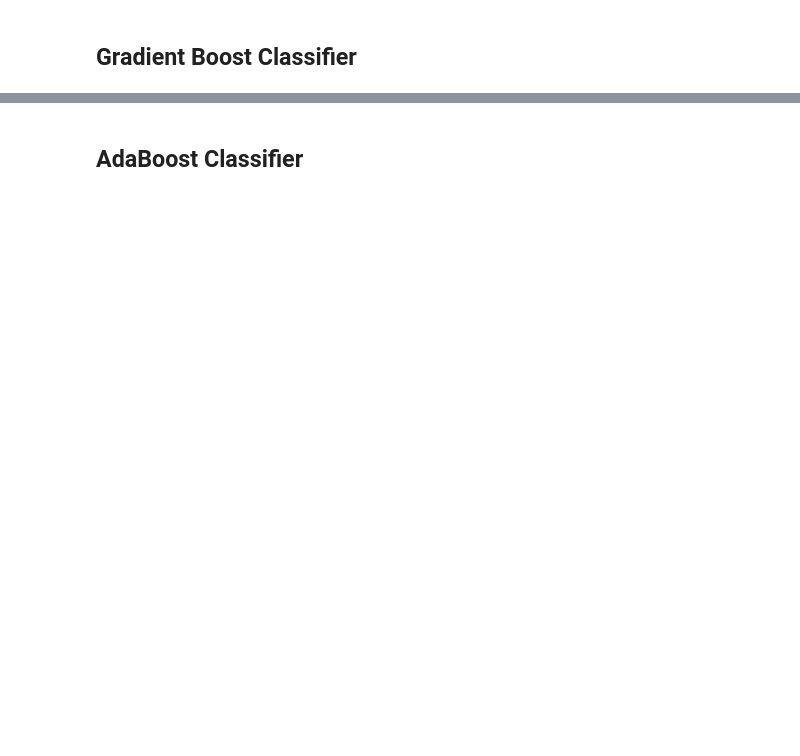
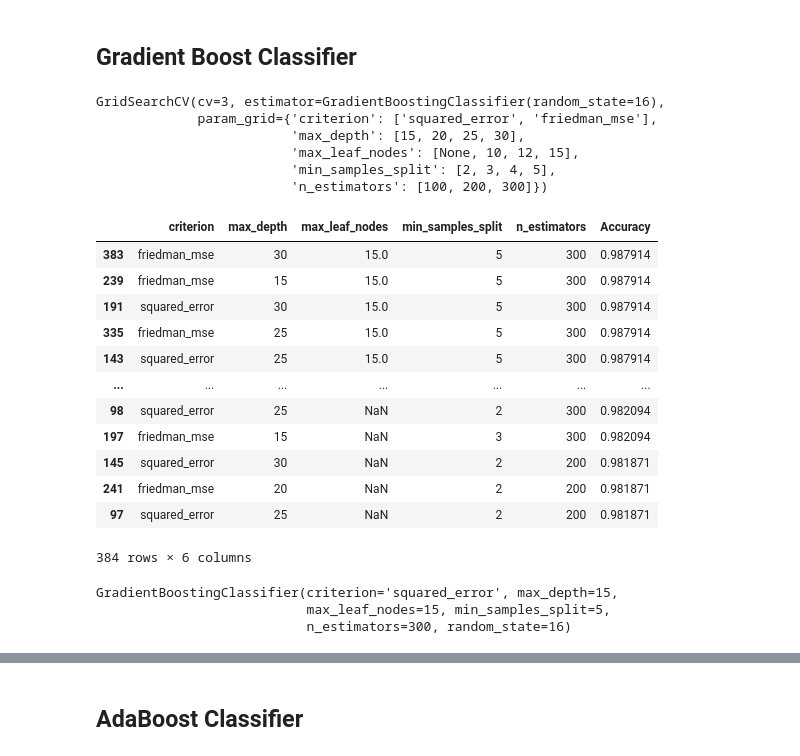
Before and after one commit to SGiraldoZ/talleres_cientifica, a Jupyter notebook: taller_2/taller2_medicina_CC.ipynb, the cells around one changed output, grey strips where cells are left out. Cells and saved outputs as stored; diff of their text form; code cells hidden in the pictures; blank space fills up the shorter version.

```diff
--- a/taller_2/taller2_medicina_CC.ipynb
+++ b/taller_2/taller2_medicina_CC.ipynb
@@ -584,2 +600,39 @@ hiper_grid = {'n_estimators' : [100, 200, 300, 400, 500],
               'min_samples_split' : [2, 3, 4, 5],
               'max_leaf_nodes' : [None,10,12,15]}
+# %%
+classifier_e = GridSearchCV(estimator = modelo_6,
+                            param_grid = hiper_grid,
+                            cv = 3
+                            )
+classifier_e.fit(x_train, y_train)
+# %% [output]
+GridSearchCV(cv=3, estimator=GradientBoostingClassifier(random_state=16),
+             param_grid={'criterion': ['squared_error', 'friedman_mse'],
+                         'max_depth': [15, 20, 25, 30],
+                         'max_leaf_nodes': [None, 10, 12, 15],
+                         'min_samples_split': [2, 3, 4, 5],
+                         'n_estimators': [100, 200, 300]})
+# %%
+validation = pd.concat([pd.DataFrame(classifier_e.cv_results_['params']), pd.DataFrame(classifier_e.cv_results_['mean_test_score'], columns = ['Accuracy'])], axis = 1)
+validation.sort_values('Accuracy', ascending = False)
+# %% [output]
+|  | criterion | max_depth | max_leaf_nodes | min_samples_split | n_estimators | Accuracy |
+| 383 | friedman_mse | 30 | 15.0 | 5 | 300 | 0.987914 |
+| 239 | friedman_mse | 15 | 15.0 | 5 | 300 | 0.987914 |
+| 191 | squared_error | 30 | 15.0 | 5 | 300 | 0.987914 |
+| 335 | friedman_mse | 25 | 15.0 | 5 | 300 | 0.987914 |
+| 143 | squared_error | 25 | 15.0 | 5 | 300 | 0.987914 |
+| ... | ... | ... | ... | ... | ... | ... |
+| 98 | squared_error | 25 | NaN | 2 | 300 | 0.982094 |
+| 197 | friedman_mse | 15 | NaN | 3 | 300 | 0.982094 |
+| 145 | squared_error | 30 | NaN | 2 | 200 | 0.981871 |
+| 241 | friedman_mse | 20 | NaN | 2 | 200 | 0.981871 |
+| 97 | squared_error | 25 | NaN | 2 | 200 | 0.981871 |
+384 rows × 6 columns
+# %%
+modelo_6_final = classifier_e.best_estimator_
+modelo_6_final
+# %% [output]
+GradientBoostingClassifier(criterion='squared_error', max_depth=15,
+                           max_leaf_nodes=15, min_samples_split=5,
+                           n_estimators=300, random_state=16)
```
Also changed, not shown: parts of 17 cells of this notebook.
